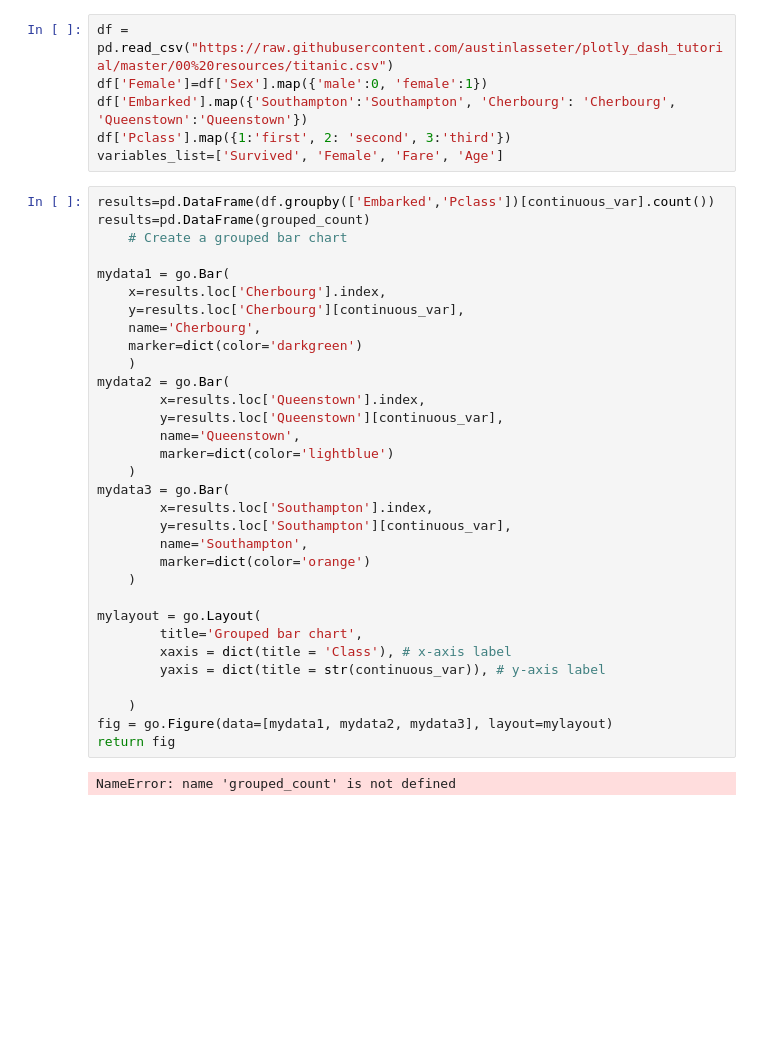
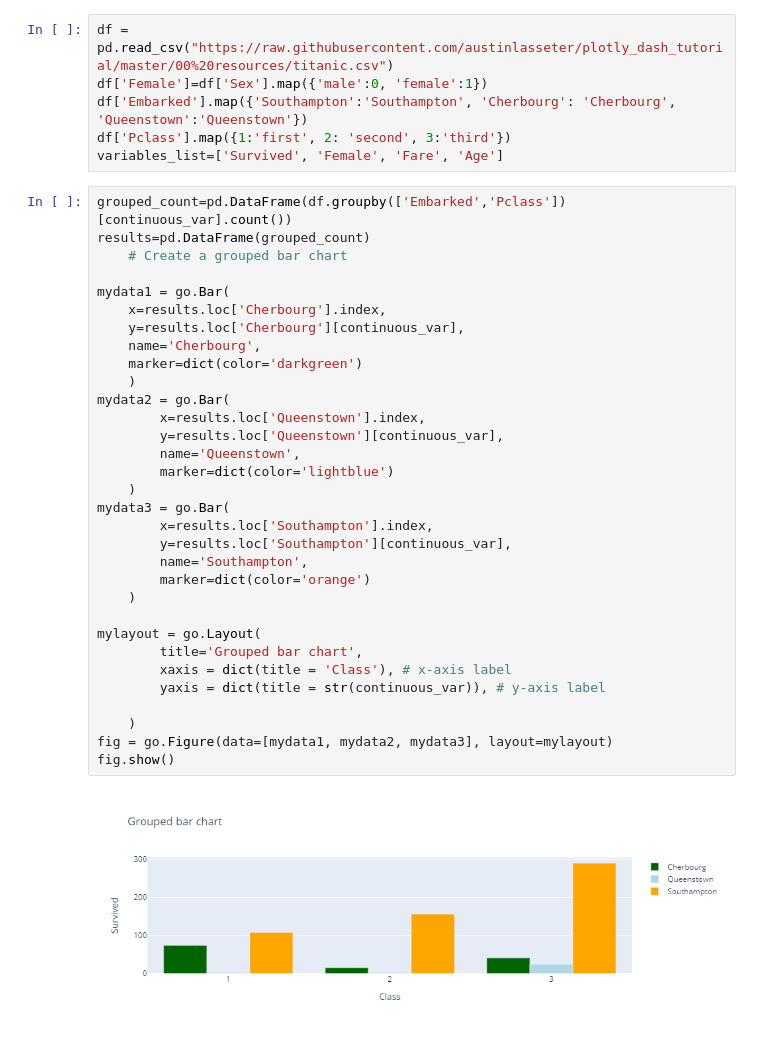
Before and after one commit to yixlim/304-titanic-dropdown, a Jupyter notebook: Untitled.ipynb, the cells around one changed output. Cells and saved outputs as stored; diff of their text form; blank space fills up the shorter version.

Commit message:
I changed the graph

```diff
--- a/Untitled.ipynb
+++ b/Untitled.ipynb
@@ -8,36 +8,36 @@ df['Embarked'].map({'Southampton':'Southampton', 'Cherbourg': 'Cherbourg', 'Quee
 df['Pclass'].map({1:'first', 2: 'second', 3:'third'})
 variables_list=['Survived', 'Female', 'Fare', 'Age']
 # %%
-results=pd.DataFrame(df.groupby(['Embarked','Pclass'])[continuous_var].count())
+grouped_count=pd.DataFrame(df.groupby(['Embarked','Pclass'])[continuous_var].count())
 results=pd.DataFrame(grouped_count)
     # Create a grouped bar chart
 
 mydata1 = go.Bar(
     x=results.loc['Cherbourg'].index,
     y=results.loc['Cherbourg'][continuous_var],
     name='Cherbourg',
     marker=dict(color='darkgreen')
     )
 mydata2 = go.Bar(
         x=results.loc['Queenstown'].index,
         y=results.loc['Queenstown'][continuous_var],
         name='Queenstown',
         marker=dict(color='lightblue')
     )
 mydata3 = go.Bar(
         x=results.loc['Southampton'].index,
         y=results.loc['Southampton'][continuous_var],
         name='Southampton',
         marker=dict(color='orange')
     )
 
 mylayout = go.Layout(
         title='Grouped bar chart',
         xaxis = dict(title = 'Class'), # x-axis label
         yaxis = dict(title = str(continuous_var)), # y-axis label
 
     )
 fig = go.Figure(data=[mydata1, mydata2, mydata3], layout=mylayout)
-return fig
+fig.show()
 # %% [output]
-NameError: name 'grouped_count' is not defined
+[figure, added]
```
Also changed, not shown: 1 other file.
